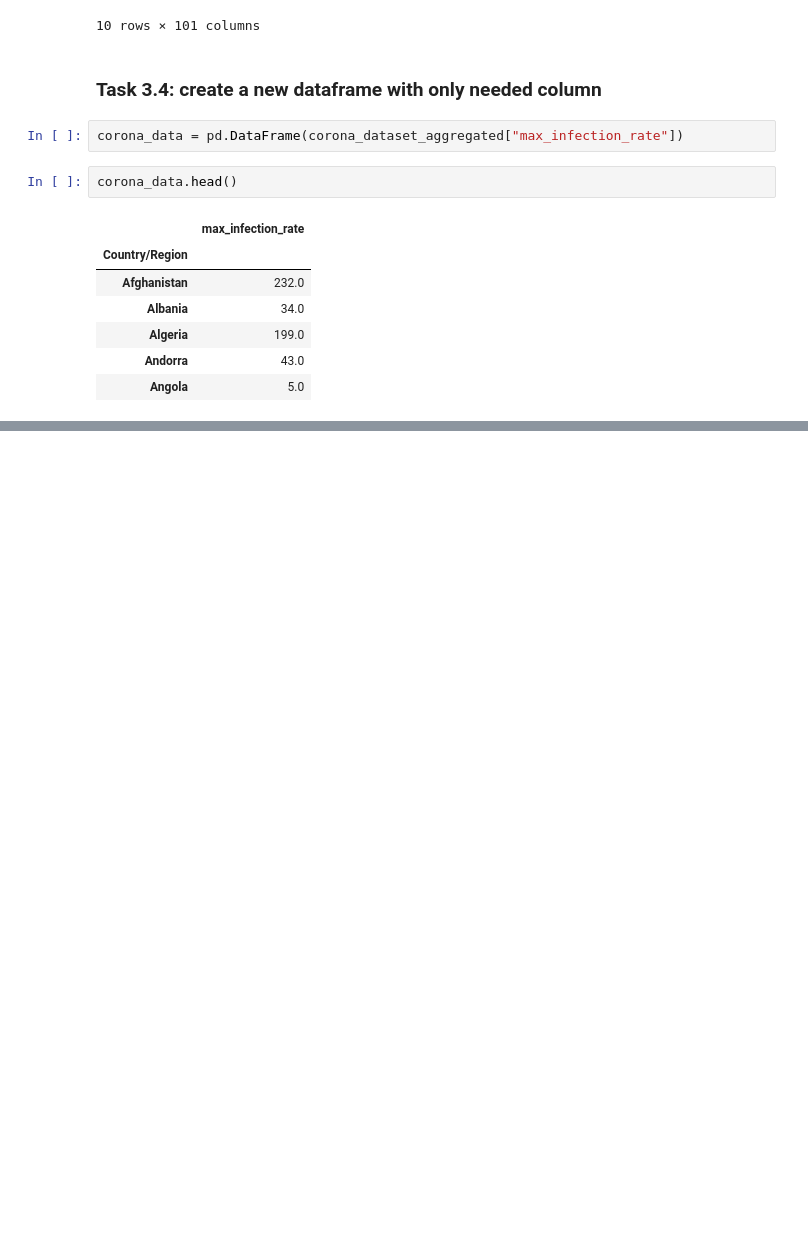
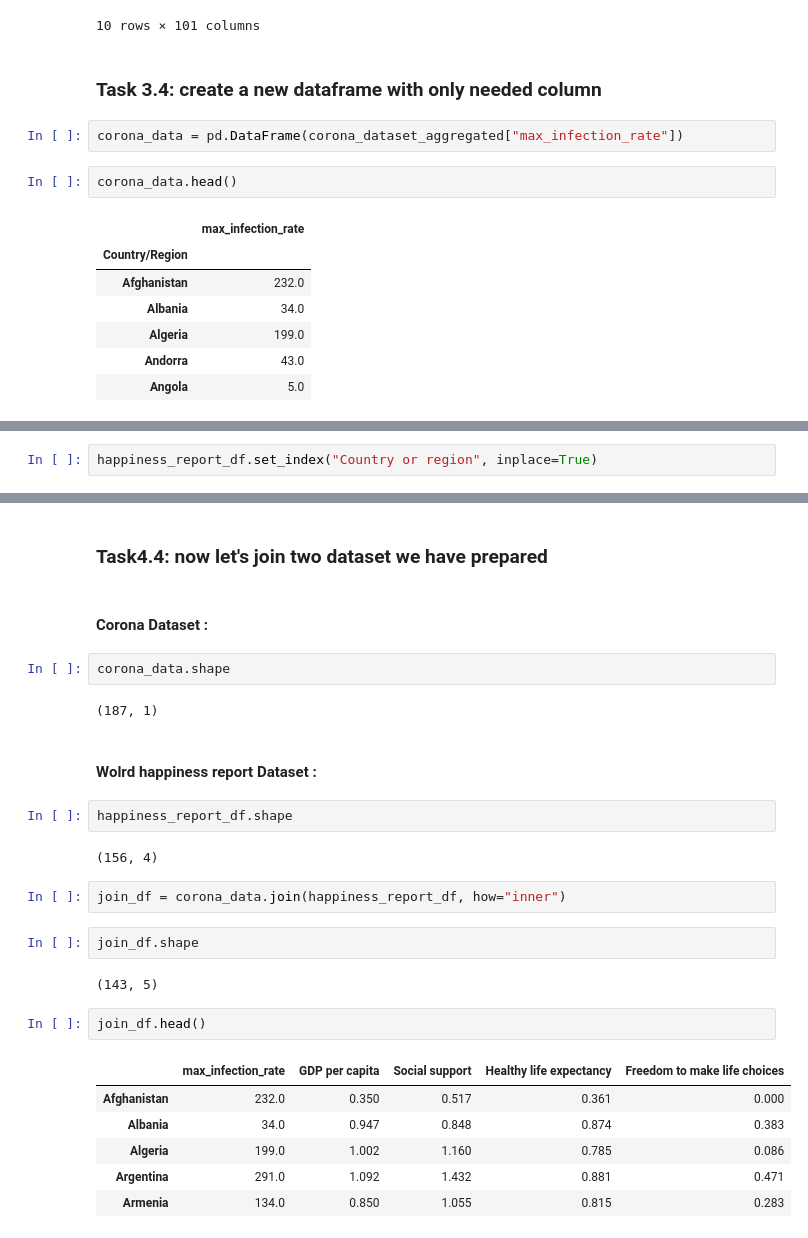
Before and after one commit to ThuanHLe/Python_Project, a Jupyter notebook: Covid_19_Data_Analysis.ipynb, the cells around one changed output, grey strips where cells are left out. Drawn from its saved outputs; the diff is of its cells as text; blank space fills up the shorter version.

```diff
--- a/Covid_19_Data_Analysis.ipynb
+++ b/Covid_19_Data_Analysis.ipynb
@@ -216,0 +253,2 @@ corona_data.head()
+# %%
+happiness_report_df.set_index("Country or region", inplace=True)
@@ -216,0 +265,29 @@ corona_data.head()
+# %% [markdown]
+### Task4.4: now let's join two dataset we have prepared
+# %% [markdown]
+#### Corona Dataset :
+# %%
+corona_data.shape
+# %% [output]
+(187, 1)
+# %% [markdown]
+#### Wolrd happiness report Dataset :
+# %%
+happiness_report_df.shape
+# %% [output]
+(156, 4)
+# %%
+join_df = corona_data.join(happiness_report_df, how="inner")
+# %%
+join_df.shape
+# %% [output]
+(143, 5)
+# %%
+join_df.head()
+# %% [output]
+|  | max_infection_rate | GDP per capita | Social support | Healthy life expectancy | Freedom to make life choices |
+| Afghanistan | 232.0 | 0.350 | 0.517 | 0.361 | 0.000 |
+| Albania | 34.0 | 0.947 | 0.848 | 0.874 | 0.383 |
+| Algeria | 199.0 | 1.002 | 1.160 | 0.785 | 0.086 |
+| Argentina | 291.0 | 1.092 | 1.432 | 0.881 | 0.471 |
+| Armenia | 134.0 | 0.850 | 1.055 | 0.815 | 0.283 |
```
Also changed, not shown: parts of 12 cells of this notebook.
